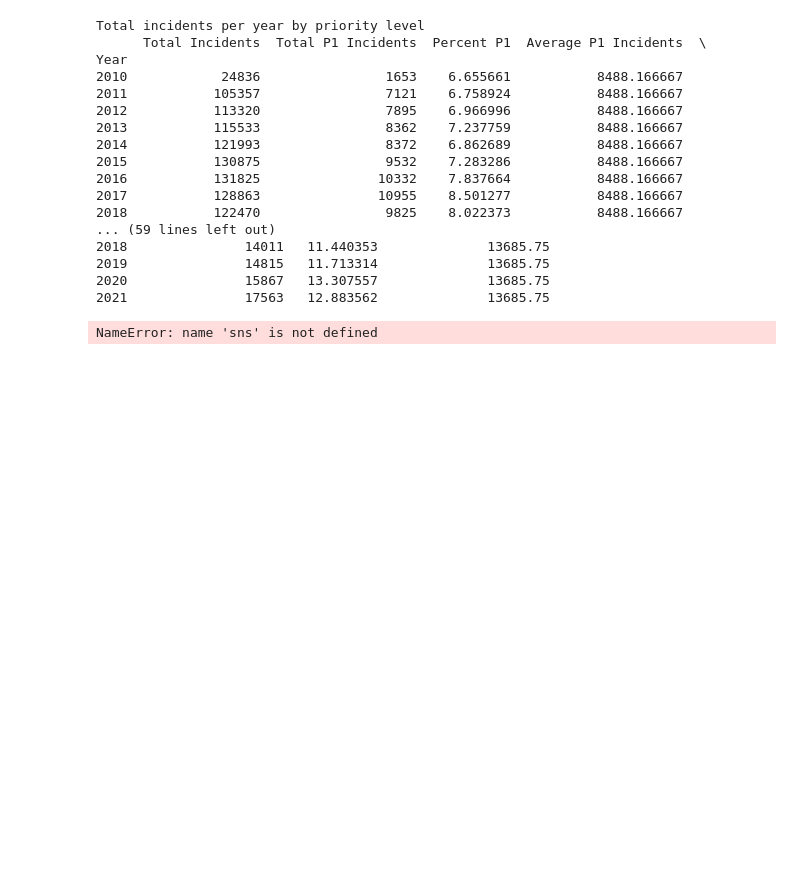
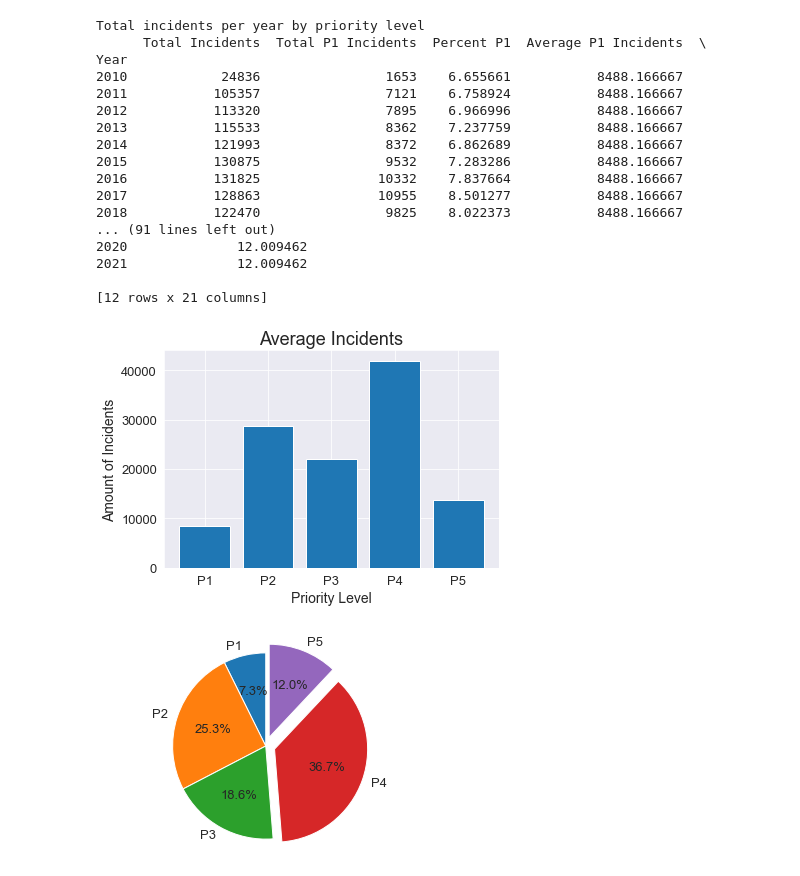
Before and after one commit to vyn203/Hackathon-Project, a Jupyter notebook: data_collection.ipynb, the cells around one changed output. Cells and saved outputs as stored; diff of their text form; code cells hidden in the pictures; blank space fills up the shorter version.

Commit message:
added graphs

```diff
--- a/data_collection.ipynb
+++ b/data_collection.ipynb
@@ -58,6 +56,7 @@ for priority_num in range(1,6):
     Priority_by_Year['Percent P'+str(priority_num)] = (Priority_by_Year['Total P'+str(priority_num)+' Incidents'] / Priority_by_Year['Total Incidents']) *100
     #Priority_by_Year = Priority_by_Year.drop(['Austin P1 Incidents', 'Travis County P1 Incidents'], axis = 1)
     Priority_by_Year['Average P'+str(priority_num)+' Incidents'] = Priority_by_Year['Total P'+str(priority_num)+' Incidents'].mean()
+    Priority_by_Year['Average P'+str(priority_num)+' Percentage'] = Priority_by_Year['Percent P'+str(priority_num)].mean()
     Priority_by_Year = Priority_by_Year.drop(['Austin P'+str(priority_num)+' Incidents', 'Travis County P'+str(priority_num)+' Incidents'], axis = 1)
 
 print(Priority_by_Year)
@@ -74,30 +73,42 @@ Year
 2016           131825               10332    7.837664           8488.166667
 2017           128863               10955    8.501277           8488.166667
 2018           122470                9825    8.022373           8488.166667
-... (59 lines left out)
-2018               14011   11.440353              13685.75
-2019               14815   11.713314              13685.75
-2020               15867   13.307557              13685.75
-2021               17563   12.883562              13685.75
+... (91 lines left out)
+2020              12.009462
+2021              12.009462
+
+[12 rows x 21 columns]
 # %%
 Average_Incidents_data = [8488.166667, 28644.083333, 21982.0, 41958.833333 , 13685.75]
+Average_Incidents_percentages = [7.328985, 25.300111, 18.63435, 36.727092, 12.009462]
 Average_Incidents_labels = ['P1', 'P2', 'P3', 'P4', 'P5']
 
 sns.set_style('darkgrid') # darkgrid, white grid, dark, white and ticks
+sns.color_palette('Set2')
 
 plt.bar(Average_Incidents_labels,Average_Incidents_data)
 plt.title('Average Incidents')
 plt.xlabel('Priority Level')
 plt.ylabel('Amount of Incidents')
 
 plt.rc('axes', titlesize=18)     # fontsize of the axes title
 plt.rc('axes', labelsize=14)    # fontsize of the x and y labels
 plt.rc('xtick', labelsize=13)    # fontsize of the tick labels
 plt.rc('ytick', labelsize=13)    # fontsize of the tick labels
 plt.rc('legend', fontsize=13)    # legend fontsize
 plt.rc('font', size=13)          # controls default text sizes
 
+plt.show()
+
+labels = Average_Incidents_labels
+sizes = Average_Incidents_percentages
+explode = (0, 0, 0, 0.1, 0.1)  # only "explode" the 2nd slice (i.e. 'Hogs')
+
+fig1, ax1 = plt.subplots()
+ax1.pie(sizes, labels=labels, autopct='%1.1f%%', startangle=90, explode=explode)
+ax1.axis('equal')  # Equal aspect ratio ensures that pie is drawn as a circle.
 
 plt.show()
 # %% [output]
-NameError: name 'sns' is not defined
+[figure, added]
+[figure, added]
```
Also changed, not shown: parts of 1 cell of this notebook.
